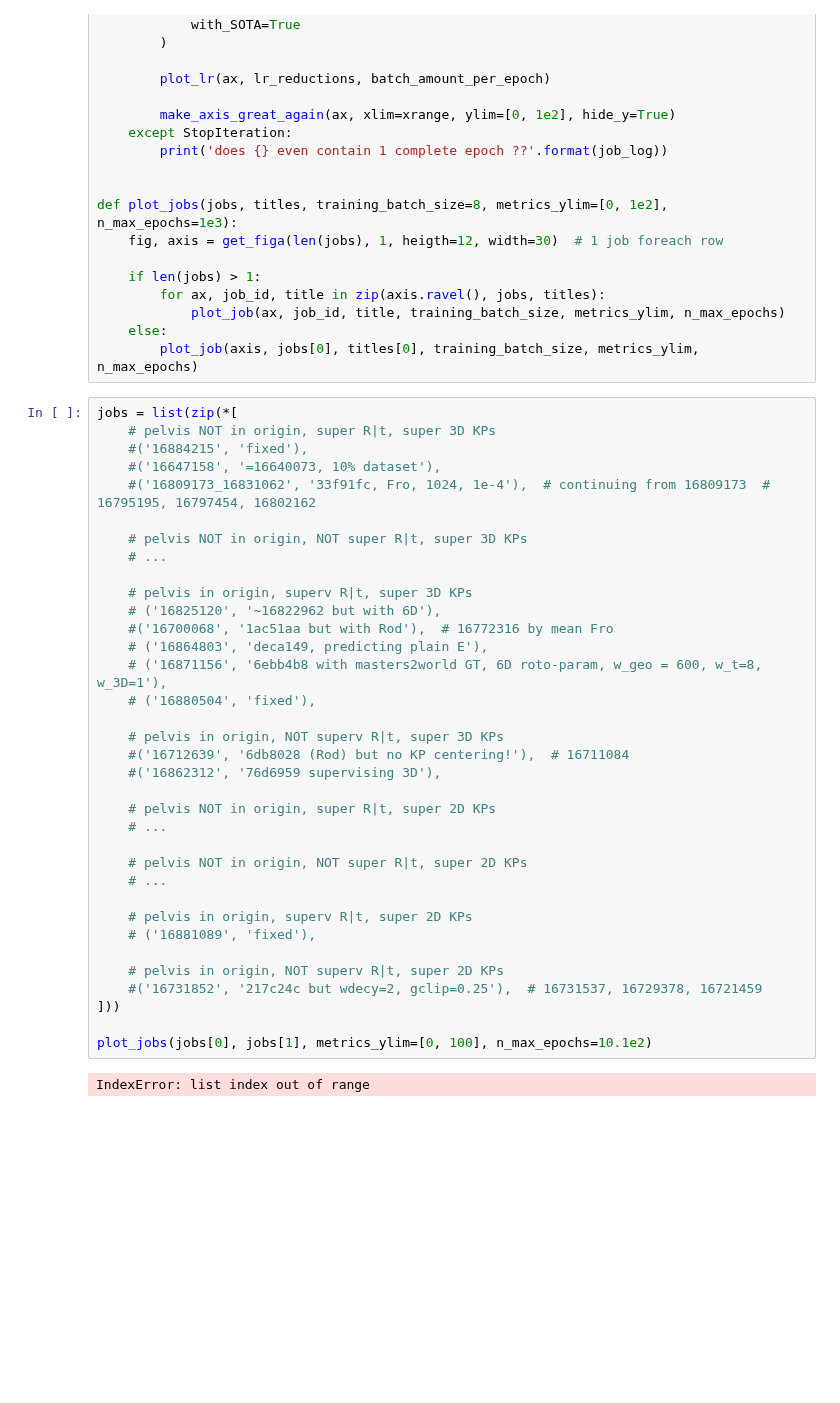
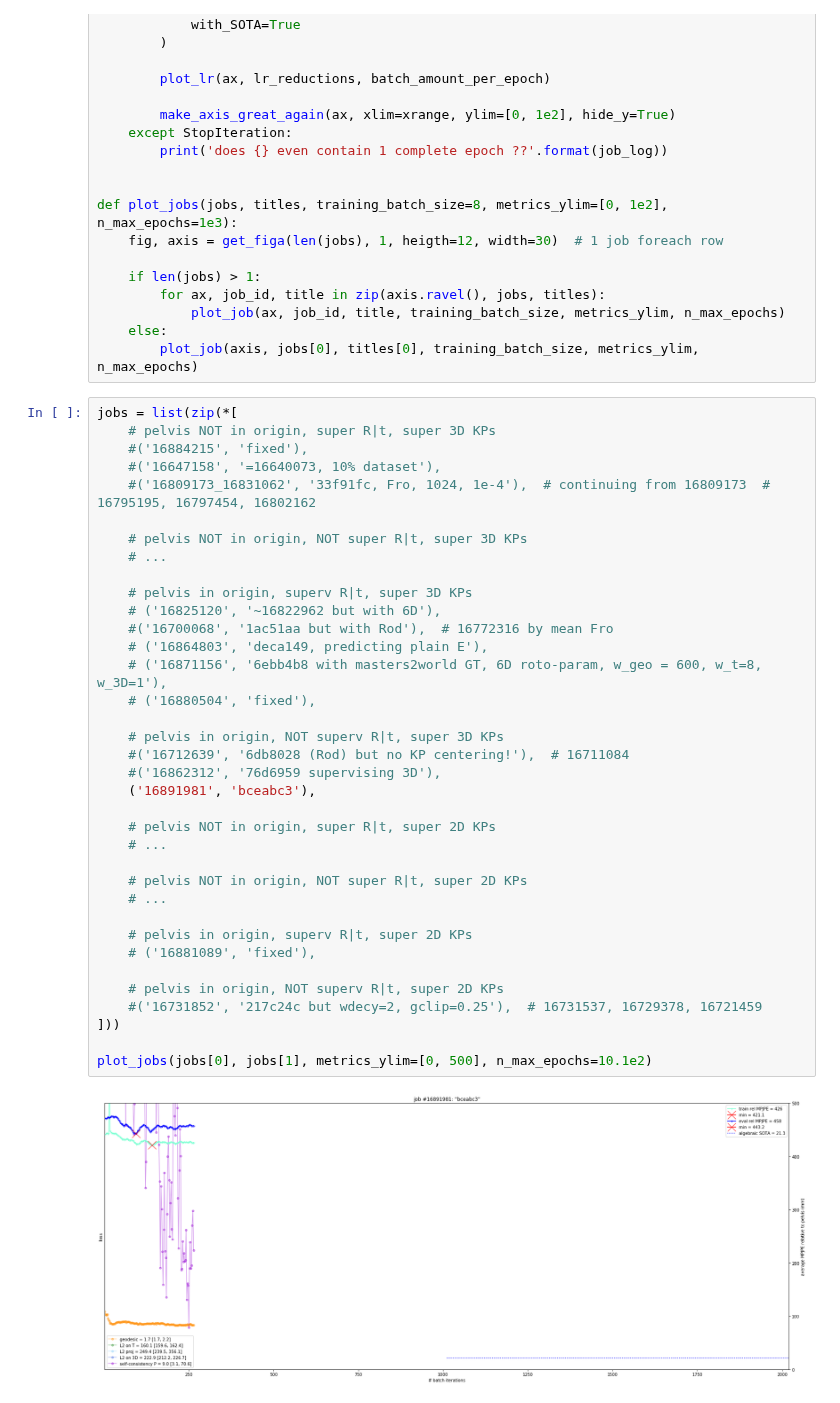
Before and after one commit to karfly/learnable-triangulation-pytorch, a Jupyter notebook: tom.ipynb, the cells around one changed output. Saved outputs shown, nothing was run; the diff lists cells and outputs as text; blank space fills up the shorter version.

```diff
--- a/tom.ipynb
+++ b/tom.ipynb
@@ -66,32 +66,33 @@ jobs = list(zip(*[
     #('16809173_16831062', '33f91fc, Fro, 1024, 1e-4'),  # continuing from 16809173  # 16795195, 16797454, 16802162
 
     # pelvis NOT in origin, NOT super R|t, super 3D KPs
     # ...
 
     # pelvis in origin, superv R|t, super 3D KPs
     # ('16825120', '~16822962 but with 6D'),
     #('16700068', '1ac51aa but with Rod'),  # 16772316 by mean Fro
     # ('16864803', 'deca149, predicting plain E'),
     # ('16871156', '6ebb4b8 with masters2world GT, 6D roto-param, w_geo = 600, w_t=8, w_3D=1'),
     # ('16880504', 'fixed'),
 
     # pelvis in origin, NOT superv R|t, super 3D KPs
     #('16712639', '6db8028 (Rod) but no KP centering!'),  # 16711084
     #('16862312', '76d6959 supervising 3D'),
+    ('16891981', 'bceabc3'),
 
     # pelvis NOT in origin, super R|t, super 2D KPs
     # ...
 
     # pelvis NOT in origin, NOT super R|t, super 2D KPs
     # ...
 
     # pelvis in origin, superv R|t, super 2D KPs
     # ('16881089', 'fixed'),
 
     # pelvis in origin, NOT superv R|t, super 2D KPs
     #('16731852', '217c24c but wdecy=2, gclip=0.25'),  # 16731537, 16729378, 16721459
 ]))
 
-plot_jobs(jobs[0], jobs[1], metrics_ylim=[0, 100], n_max_epochs=10.1e2)
+plot_jobs(jobs[0], jobs[1], metrics_ylim=[0, 500], n_max_epochs=10.1e2)
 # %% [output]
-IndexError: list index out of range
+[figure, added]
```
Also changed, not shown: parts of 1 cell of this notebook, 5 other files.
